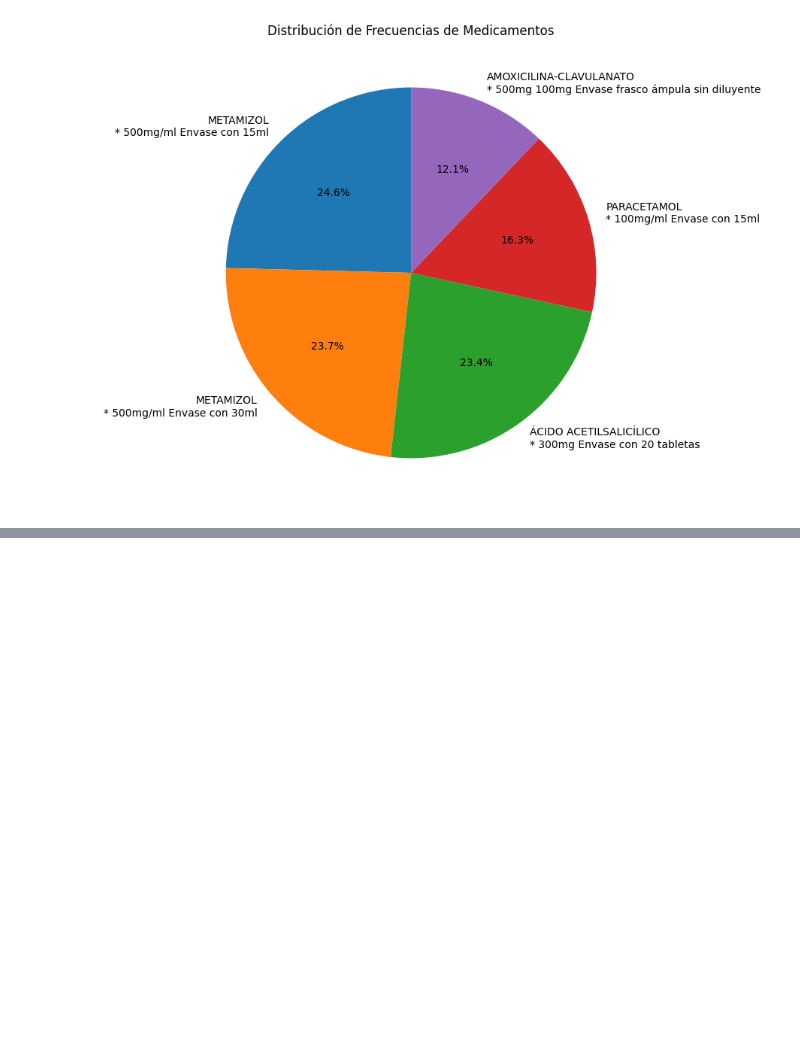
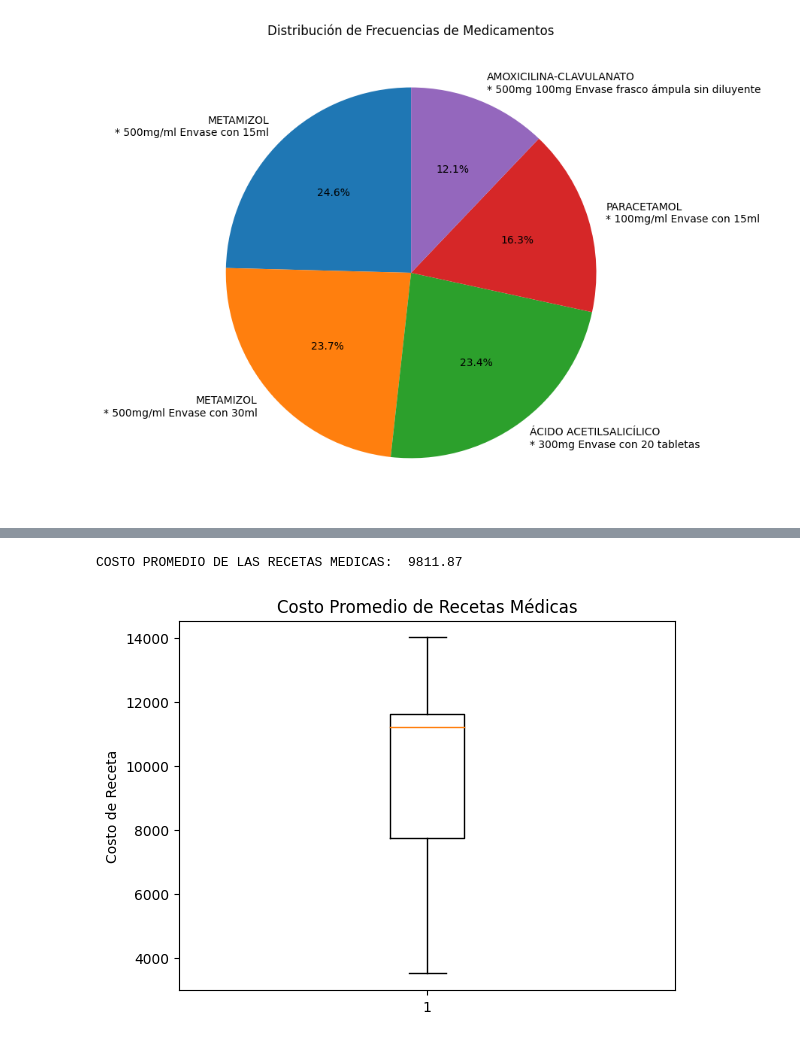
Before and after one commit to Jujo2040751/Proyecto-DataScience, a Jupyter notebook: entrega-medicamentos.ipynb, the cells around one changed output, grey strips where cells are left out. Saved outputs shown, nothing was run; the diff lists cells and outputs as text; code cells hidden in the pictures; blank space fills up the shorter version.

Commit message:
Costo promedio de las recetas médicas.

```diff
--- a/entrega-medicamentos.ipynb
+++ b/entrega-medicamentos.ipynb
@@ -229,0 +244,12 @@ plt.show()
+# %%
+costo_promedio = dF_entrega_medicamentos['costo_receta'].mean()
+print("COSTO PROMEDIO DE LAS RECETAS MEDICAS: ", round(costo_promedio, 2))
+
+# Crear un boxplot para visualizar el costo de las recetas médicas
+plt.boxplot(dF_entrega_medicamentos['costo_receta'])
+plt.title('Costo Promedio de Recetas Médicas')
+plt.ylabel("Costo de Receta")
+plt.show()
+# %% [output]
+COSTO PROMEDIO DE LAS RECETAS MEDICAS:  9811.87
+[figure, added]
```
Also changed, not shown: parts of 3 cells of this notebook.
